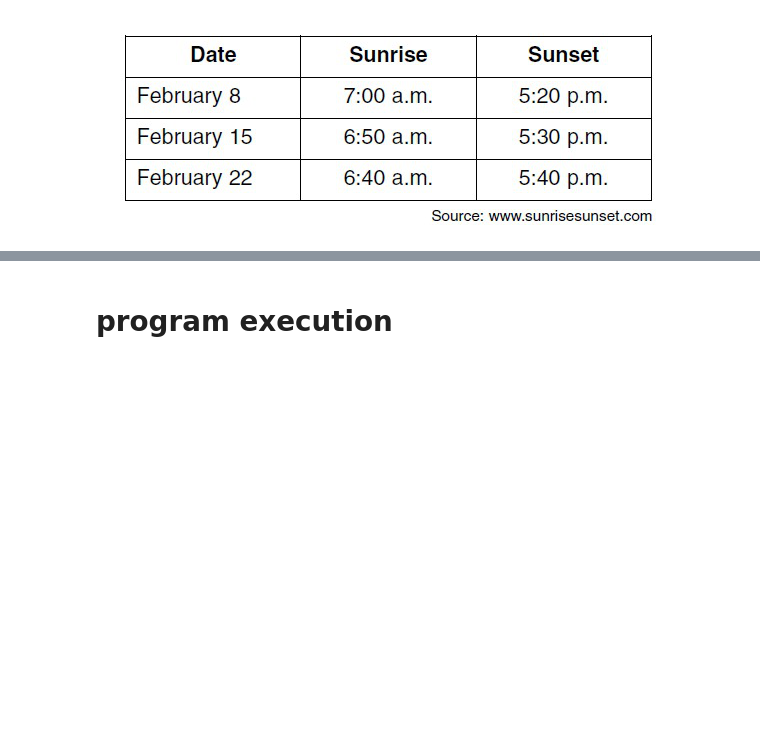
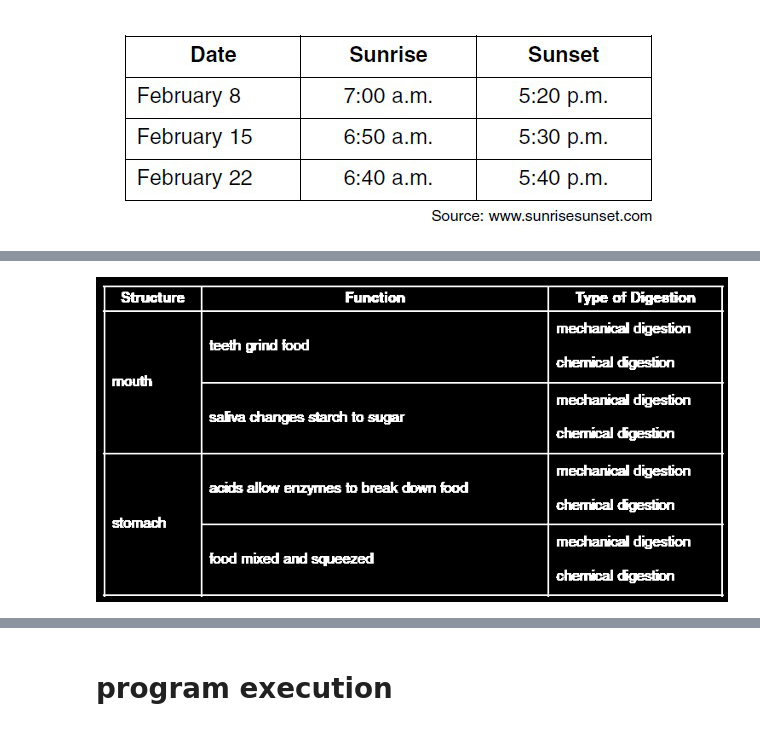
Before and after one commit to drschwenk/tableparse_notebooks, a Jupyter notebook: table_parse_early_tests.ipynb, the cells around one changed output, grey strips where cells are left out. Saved outputs shown, nothing was run; the diff lists cells and outputs as text; code cells hidden in the pictures; blank space fills up the shorter version.

```diff
--- a/table_parse_early_tests.ipynb
+++ b/table_parse_early_tests.ipynb
@@ -288,0 +310,11 @@ Image.open('./examples/example_1.png')
+# %%
+img = cv2.imread(another_image)
+gray = cv2.cvtColor(img, cv2.COLOR_BGR2GRAY)
+
+val = filters.threshold_otsu(gray)
+mask = gray < 250
+convert_mask =  mask * np.ones_like(mask) * 255
+# %%
+Image.fromarray(convert_mask.astype(np.uint8)).convert('RGB')
+# %% [output]
+[figure, added]
```
Also changed, not shown: parts of 19 cells of this notebook, 6 other files.
